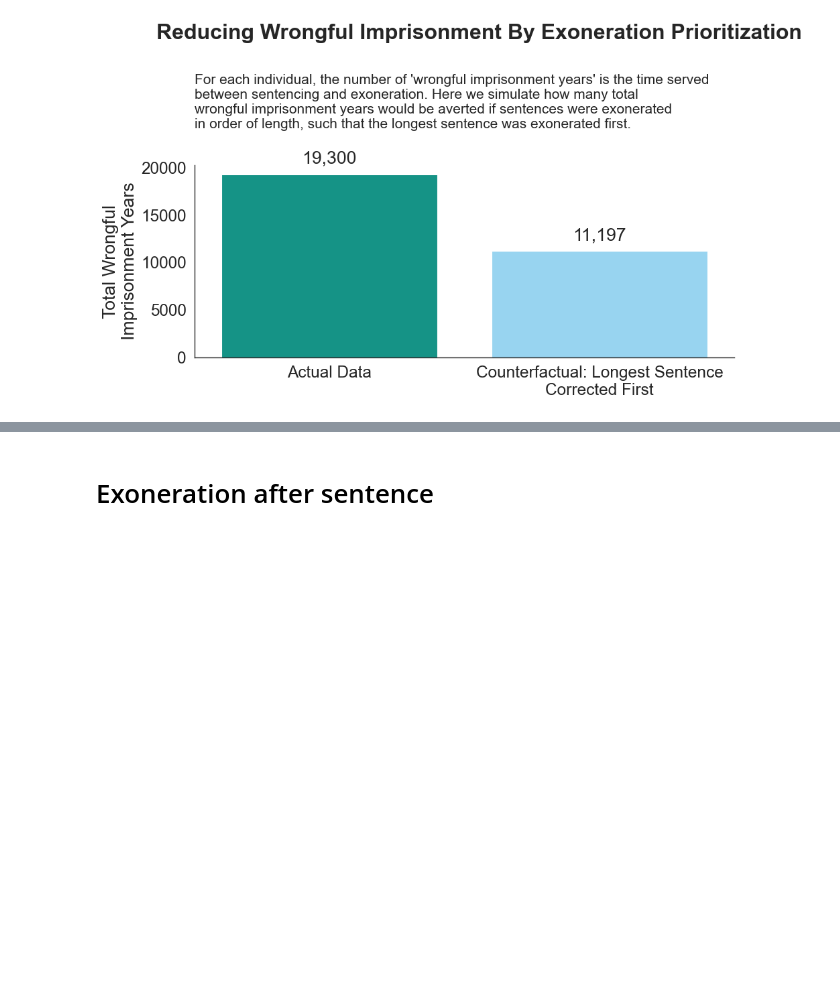
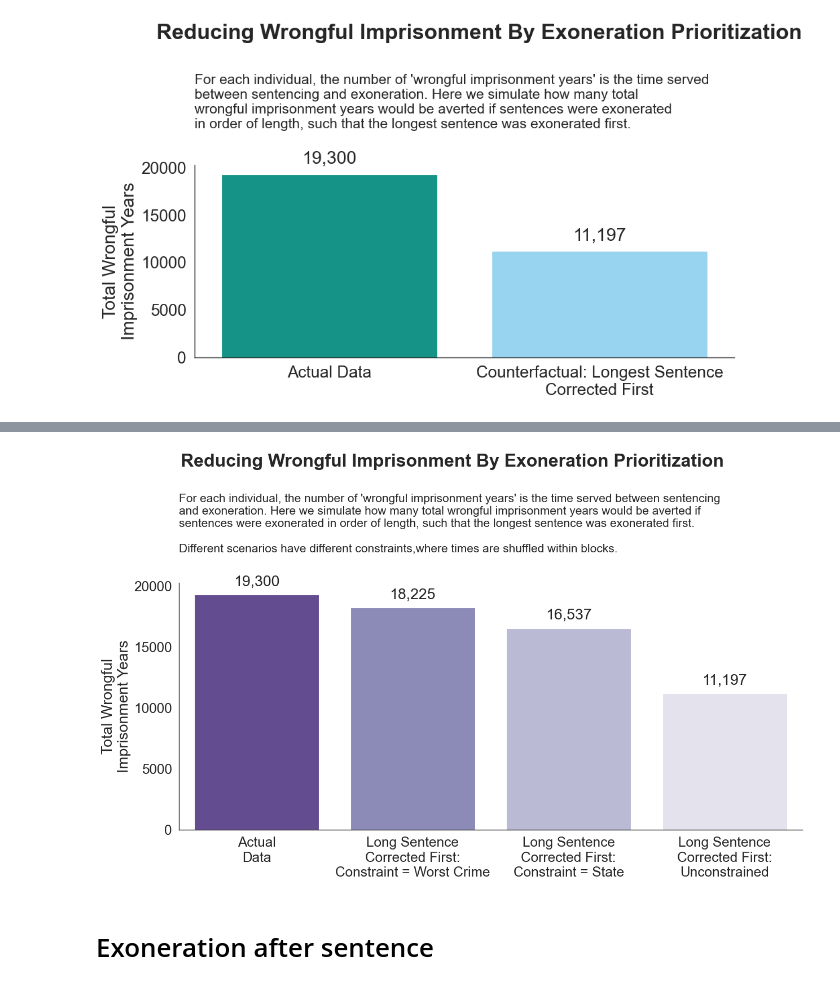
Before and after one commit to josh-ashkinaze/er_correct, a Jupyter notebook: exon.ipynb, the cells around one changed output, grey strips where cells are left out. Saved outputs shown, nothing was run; the diff lists cells and outputs as text; code cells hidden in the pictures; blank space fills up the shorter version.

Commit message:
added more scenarios to counterfactual

```diff
--- a/exon.ipynb
+++ b/exon.ipynb
@@ -603,0 +606,88 @@ Passing `palette` without assigning `hue` is deprecated and will be removed in v
+# %%
+import numpy as np
+import pandas as pd
+import matplotlib.pyplot as plt
+import seaborn as sns
+import numpy as np
+import pandas as pd
+
+
+##########################
+# FUNCTION
+##########################
+def simulate_correction_time(df, group_column):
+    df = df.copy()
+    if group_column == 'unconstrained':
+        df['yrs_sent_rank'] = df['yrs_sent'].rank(ascending=False, method='first')
+        df['time_served_rank'] = df['time_served'].rank(ascending=True, method='first')
+        df['unconstrained_opt_time_served'] = df.apply(
+            lambda x: min(x['yrs_sent'], df[df['time_served_rank'] == x['yrs_sent_rank']]['correction_time'].iloc[0]),
+            axis=1
+        )
+    else:
+        df['shuffled_correction_time'] = df.groupby(group_column)['correction_time'].transform(lambda x: x.sample(frac=1, random_state=42).values)
+        df['yrs_sent_rank'] = df.groupby(group_column)['yrs_sent'].rank(ascending=False, method='first')
+        df['shuffled_time_rank'] = df.groupby(group_column)['shuffled_correction_time'].rank(ascending=True, method='first')
+
+        rank_to_time = df.groupby(group_column).apply(
+            lambda g: pd.Series(g['shuffled_correction_time'].values, index=g['shuffled_time_rank'])
+        ).reset_index().rename(columns={0: 'mapped_correction_time'})
+
+        df = df.merge(rank_to_time, how='left', on=[group_column, 'shuffled_time_rank'])
+
+        opt_time_served_col = f'{group_column}_opt_time_served'
+        df[opt_time_served_col] = np.minimum(df['yrs_sent'], df['mapped_correction_time'])
+
+    return df
+
+
+make_aesthetic()
+
+##########################
+# COMPUTE COUNTERFACTUALS
+##########################
+GROUP_VARS = ['unconstrained', 'State', 'worst_crime']
+original_time_served_sum = df2['time_served'].sum()
+data_for_plot = {'Correction Time Type': ['Actual\nData'], 'Total Correction Time': [original_time_served_sum]}
+df3 = df.copy()
+df3 = df3.sample(frac=1, random_state=42)
+df3['time_served'] = np.minimum(df3['correction_time'], df3['yrs_sent'])
+
+for group_var in GROUP_VARS:
+    simulated_df = simulate_correction_time(df3, group_var)
+    opt_time_served_col = f'{group_var}_opt_time_served' if group_var != 'unconstrained' else 'unconstrained_opt_time_served'
+    total_opt_time_served = simulated_df[opt_time_served_col].sum()
+    if group_var == "unconstrained":
+        name = "Long Sentence\nCorrected First:\nUnconstrained"
+    else:
+        name = f'Long Sentence\nCorrected First:\nConstraint = {group_var.replace("_", " ").title()}'
+    data_for_plot['Correction Time Type'].append(name)
+    data_for_plot['Total Correction Time'].append(total_opt_time_served)
+
+
+
+##########################
+# PLOT
+##########################
+df_plot = pd.DataFrame(data_for_plot)
+df_plot = df_plot.sort_values('Total Correction Time', ascending=False)
+
+# Plotting
+plt.figure(figsize=(13, 8))
+barplot = sns.barplot(x='Correction Time Type', y='Total Correction Time', data=df_plot, palette='Purples_r')
+for bar in barplot.patches:
+    barplot.annotate(format(bar.get_height(), ',.0f'),
+                     (bar.get_x() + bar.get_width() / 2, bar.get_height()),
+                     ha='center', va='bottom', xytext=(0, 8),
+                     textcoords='offset points')
+
+plt.suptitle("Reducing Wrongful Imprisonment By Exoneration Prioritization", fontweight='bold', x=0.5)
+plt.title(label="For each individual, the number of 'wrongful imprisonment years' is the time served between sentencing\nand exoneration. Here we simulate how many total wrongful imprisonment years would be averted if\nsentences were exonerated in order of length, such that the longest sentence was exonerated first.\n\nDifferent scenarios have different constraints,where times are shuffled within blocks.", size=15)
+
+plt.ylabel('Total Wrongful\nImprisonment Years')
+plt.xlabel("")
+plt.xticks(rotation=0)
+
+
+plt.show()
+# %% [output]
@@ -604,3 +697,4 @@ Passing `palette` without assigning `hue` is deprecated and will be removed in v
+[figure, added]
 # %% [markdown]
 # Exoneration after sentence
 # %%
```
Also changed, not shown: parts of 3 cells of this notebook.
